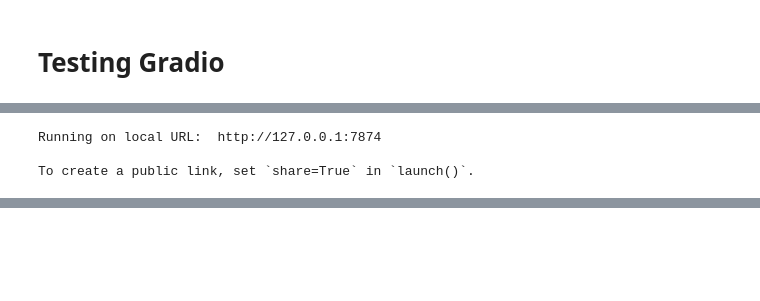
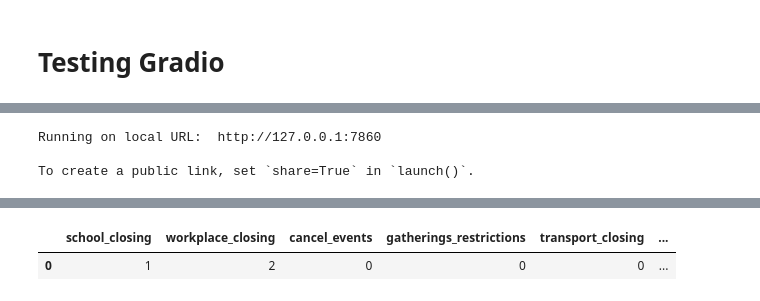
Before and after one commit to mario-dg/KI-Gruppe-03, a Jupyter notebook: frontend/gradio_frontend.ipynb, the cells around one changed output, grey strips where cells are left out. Cells and saved outputs as stored; diff of their text form; code cells hidden in the pictures; blank space fills up the shorter version.

```diff
--- a/frontend/gradio_frontend.ipynb
+++ b/frontend/gradio_frontend.ipynb
@@ -50,6 +52,7 @@ def compute_graph(df_to_graph: pd.DataFrame):
     ax.set_xticks(np.arange(len(x1)))
     ax.set_xticklabels(x1, rotation=45)
     ax.legend()
+    ax.grid("on")
     return fig
 
 def compute_diff_graphs(actual_course: pd.DataFrame, alternate_course: pd.DataFrame):
@@ -66,6 +69,7 @@ def compute_diff_graphs(actual_course: pd.DataFrame, alternate_course: pd.DataFr
     ax.set_ylabel('Inzidenz')
     ax.set_title('Inzidenzverlauf')
     ax.set_xticks(range(len(x1)))
+    ax.grid("on")
     ax.set_xticklabels(x1, rotation=45)
 
     ax.fill_between(x1, y1, y2, color='green', alpha=0.5)
@@ -148,7 +157,7 @@ def make_prediction_model(lk_df, permutation):
 import gradio as gr
 import pandas as pd
 from datetime import datetime
-from inference import get_permutations, run_permutations, compare_integrals, interpret_permutation_results#, make_prediction
+from inference import get_permutations, run_permutations, compare_integrals, interpret_permutation_results, make_prediction as make_prediction_model
 import csv
 
 df = pd.read_csv("data/df_weekly.csv")
@@ -249,7 +258,10 @@ def make_prediction(data): # TODO Validierung, dass ein LK gewählt wurde
         permutation = pd.DataFrame([data[school_close_intensity],data[workplace_close_intensity], data[cancel_events_intensity], data[gatherings_restrictions_intensity], data[transport_closing_intensity], \
                         data[stay_home_restrictions_intensity], data[internal_movements_restrictions_intensity], data[international_movements_restrictions_intensity], data[information_campgaings_intensity], \
                         data[testing_policy_intensity], data[contact_tracing_intensity], data[facial_coverings_intensity], data[vaccination_policy_intensity], data[elderly_people_protection_intensity]])
+        permutation = permutation.T
+        permutation.columns = mapped_values
 
+        display(permutation)
         prediction_model = make_prediction_model(filtered_df_model, permutation)
         filtered_df_prediction = pd.DataFrame({'incidence': prediction_model})
 
@@ -271,13 +283,14 @@ def make_prediction(data): # TODO Validierung, dass ein LK gewählt wurde
         concatenated_df = pd.concat([filtered_df, new_rows], ignore_index=True)
         prediction = model.predict(filtered_df_validation, concatenated_df)
     if run_permutations_var:
-        print(data[checkbox_group_choices])
+        # print(data[checkbox_group_choices])
 
         mapping = dict(zip(group_choices, mapped_values))
         values_to_map = data[checkbox_group_choices]
         mapped_results = [mapping[value] for value in values_to_map]
 
-        print(mapped_results)
+        # print(mapped_results)
+        display(mapped_results)
 
         results, permutations = run_permutations(filtered_df_model, mapped_results)
         results = np.asarray(results)
@@ -293,6 +306,7 @@ def make_prediction(data): # TODO Validierung, dass ein LK gewählt wurde
         plt.xlabel('Zeit')
         plt.ylabel('Inzidenz')
         plt.title('Inzidenzverlauf')
+        plt.grid('on')
         plt.legend()
 
         final_perms = compare_integrals(results, permutations)
@@ -697,31 +711,33 @@ with gr.Blocks() as demo:
             out_inzidenz_hamburg_plot = gr.Plot(label="Realität")
             out_inzidenz_integral_plot = gr.Plot(label="Differenz")
         with gr.Row(visible=False) as plots_permutation:
             out_inzidenz_permutation_plot = gr.Plot(label="Inzidenzentwicklung")
 
     submit_btn_single = gr.Button("Start", visible=False)
     submit_btn_permutation = gr.Button("Start", visible=False)
 
     # Events
     ## Visibility Mode Changes
     checkbox_mode_choices.change(mode_switch,inputs=checkbox_mode_choices,outputs=[maßnahmen_abfrage1_col, maßnahmen_abfrage2_col,submit_btn_permutation,submit_btn_single, plots_single, plots_permutation])
     ## Validation Checkboxes Choices Length
     checkbox_group_choices.change(validate_checkbox_choices_len, inputs=checkbox_group_choices,outputs=[error_box, submit_btn_permutation])
 
     submit_btn_permutation.click(fn=make_prediction, inputs={in_landkreis_tb, school_close_intensity, workplace_close_intensity, cancel_events_intensity, gatherings_restrictions_intensity, transport_closing_intensity, \
                                                 stay_home_restrictions_intensity, internal_movements_restrictions_intensity, international_movements_restrictions_intensity, information_campgaings_intensity, \
                                                 testing_policy_intensity, contact_tracing_intensity, facial_coverings_intensity, vaccination_policy_intensity, elderly_people_protection_intensity, \
                                                 in_inzidenz_bisher_tb_start, in_inzidenz_bisher_tb_ende, checkbox_group_choices}, outputs=[out_prognose_tb, out_inzidenz_permutation_plot])
 
     submit_btn_single.click(fn=make_prediction, inputs={in_landkreis_tb, school_close_intensity, workplace_close_intensity, cancel_events_intensity, gatherings_restrictions_intensity, transport_closing_intensity, \
                                                 stay_home_restrictions_intensity, internal_movements_restrictions_intensity, international_movements_restrictions_intensity, information_campgaings_intensity, \
                                                 testing_policy_intensity, contact_tracing_intensity, facial_coverings_intensity, vaccination_policy_intensity, elderly_people_protection_intensity, \
                                                 in_inzidenz_bisher_tb_start, in_inzidenz_bisher_tb_ende, checkbox_group_choices}, outputs=[out_inzidenz_hamburg_plot, out_inzidenz_ahrweiler_plot, out_inzidenz_integral_plot])
 
 
 demo.launch()
 # %% [output]
-Running on local URL:  http://127.0.0.1:7874
+Running on local URL:  http://127.0.0.1:7860
 
 To create a public link, set `share=True` in `launch()`.
 [interactive output not drawn]
+|  | school_closing | workplace_closing | cancel_events | gatherings_restrictions | transport_closing | ... |
+| 0 | 1 | 2 | 0 | 0 | 0 | ... |
```
Also changed, not shown: parts of 5 cells of this notebook, 1 other file.
